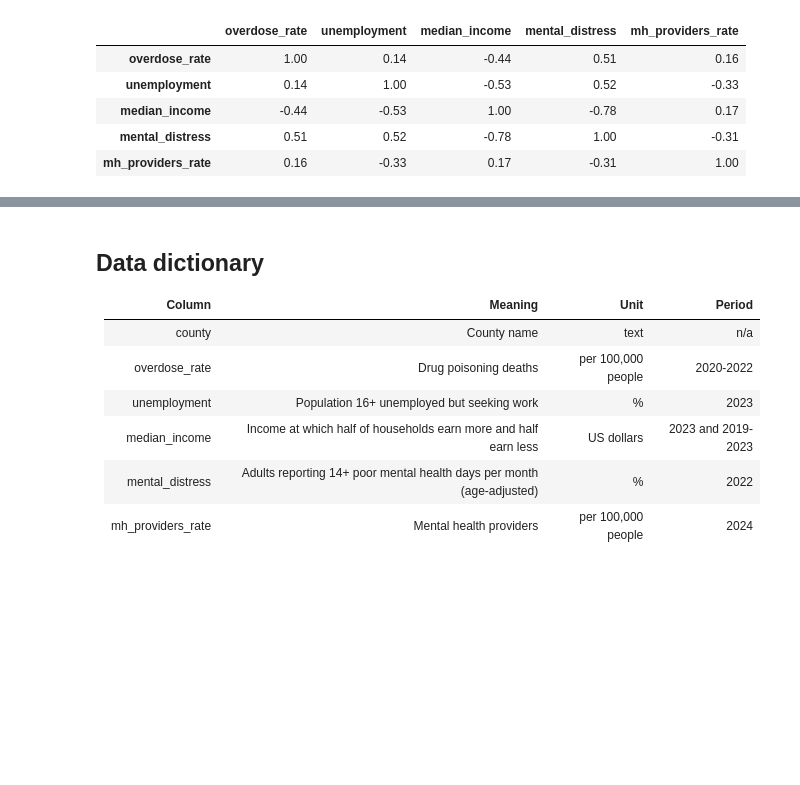
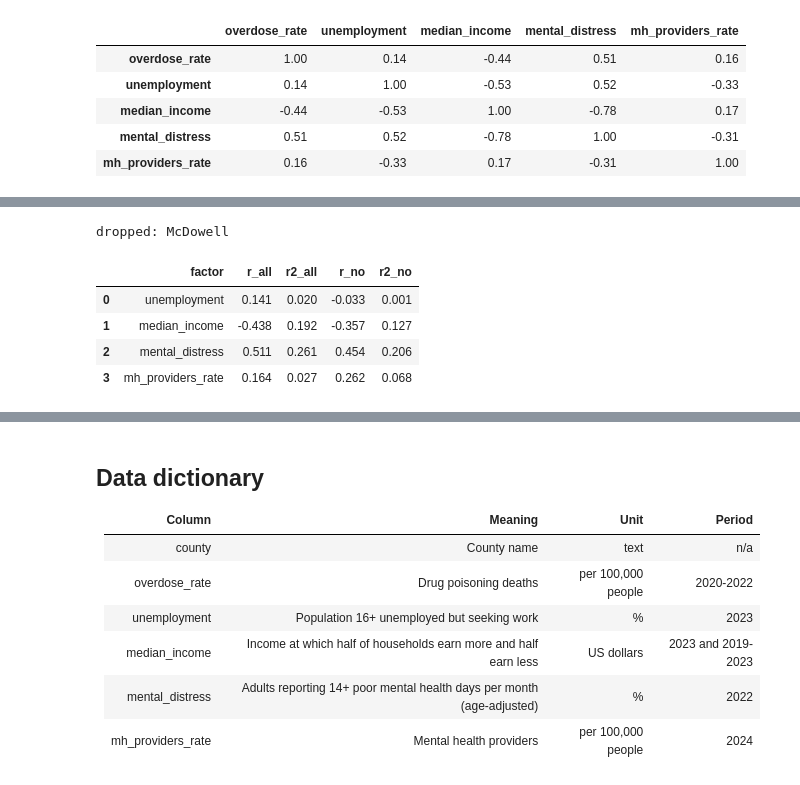
Before and after one commit to yovelavewyanet/wv-overdose-project, a Jupyter notebook: notebook.ipynb, the cells around one changed output, grey strips where cells are left out. Cells and saved outputs as stored; diff of their text form; code cells hidden in the pictures; blank space fills up the shorter version.

```diff
--- a/notebook.ipynb
+++ b/notebook.ipynb
@@ -125,3 +125,20 @@ pd.DataFrame(results).sort_values("r2", ascending=False)
 |  | factor | r | slope | r2 |
 | 0 | mental_distress | 0.511329 | 10.582447 | 0.261458 |
 | 1 | mh_providers_rate | 0.164366 | 0.058450 | 0.027016 |
+# %%
+from helpers import FACTORS
+no_out = df.drop(df["overdose_rate"].idxmax())
+print("dropped:", df.loc[df["overdose_rate"].idxmax(), "county"])
+rows = []
+for c in FACTORS:
+    r_all = np.corrcoef(df[c], df["overdose_rate"])[0, 1]
+    r_no = np.corrcoef(no_out[c], no_out["overdose_rate"])[0, 1]
+    rows.append({"factor": c, "r_all": r_all, "r2_all": r_all**2, "r_no": r_no, "r2_no": r_no**2})
+pd.DataFrame(rows).round(3)
+# %% [output]
+dropped: McDowell
+|  | factor | r_all | r2_all | r_no | r2_no |
+| 0 | unemployment | 0.141 | 0.020 | -0.033 | 0.001 |
+| 1 | median_income | -0.438 | 0.192 | -0.357 | 0.127 |
+| 2 | mental_distress | 0.511 | 0.261 | 0.454 | 0.206 |
+| 3 | mh_providers_rate | 0.164 | 0.027 | 0.262 | 0.068 |
```
Also changed, not shown: parts of 3 cells of this notebook.
